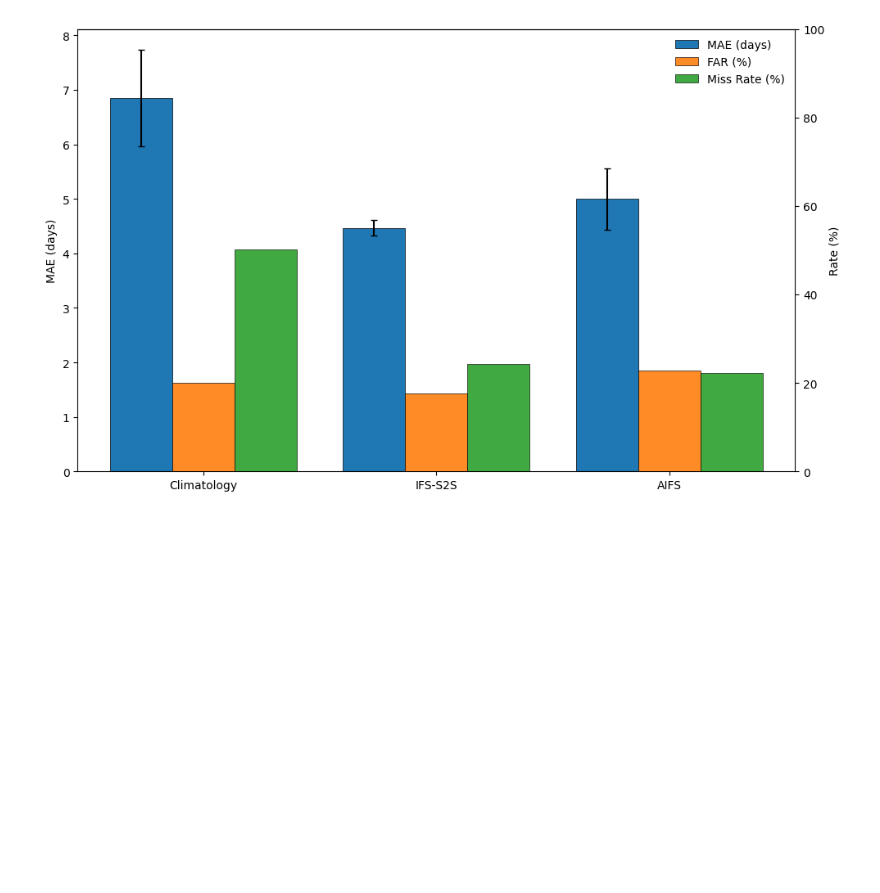
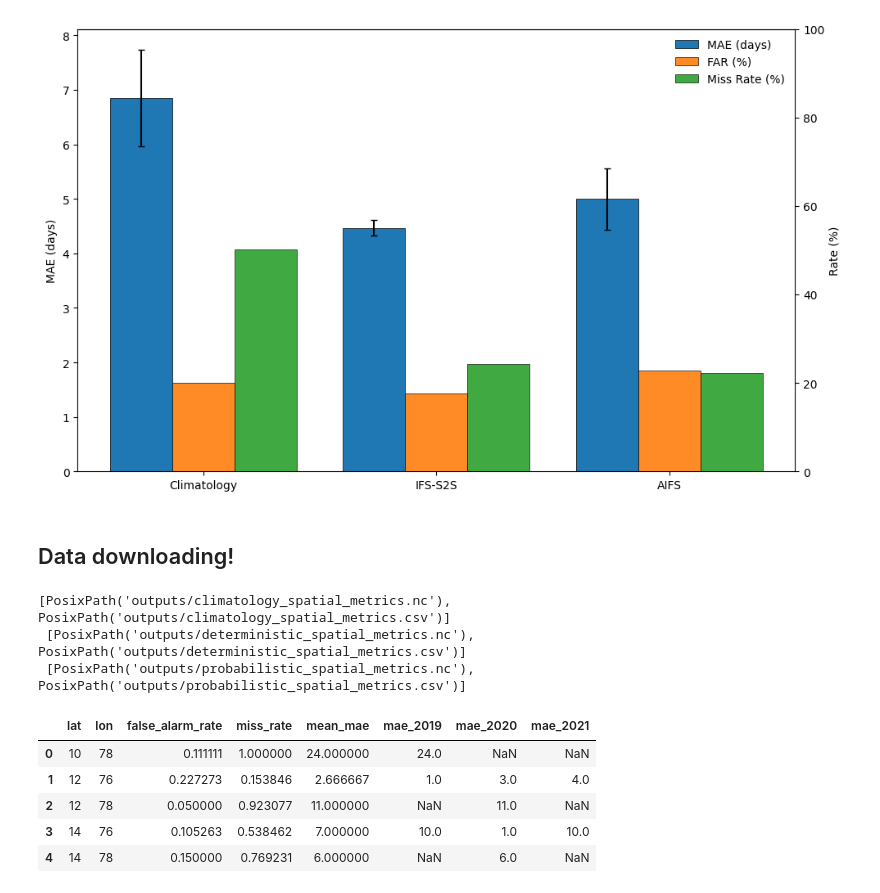
Before and after one commit to dsi-clinic/monsoon-bench, a Jupyter notebook: examples/demo_notebooks/compare_models.ipynb, the cells around one changed output. Saved outputs shown, nothing was run; the diff lists cells and outputs as text; code cells hidden in the pictures; blank space fills up the shorter version.

```diff
--- a/examples/demo_notebooks/compare_models.ipynb
+++ b/examples/demo_notebooks/compare_models.ipynb
@@ -223,3 +229,5 @@ fig, (ax_left, ax_right) = plot_model_comparison_dual_axis(
 fig.show()
 # %% [output]
 [figure]
+# %% [markdown]
+## Data downloading!
@@ -225,0 +258,21 @@ fig.show()
+# %%
+print(download_c,"\n", download_d, "\n", download_p)
+# %% [output]
+[PosixPath('outputs/climatology_spatial_metrics.nc'), PosixPath('outputs/climatology_spatial_metrics.csv')]
+ [PosixPath('outputs/deterministic_spatial_metrics.nc'), PosixPath('outputs/deterministic_spatial_metrics.csv')]
+ [PosixPath('outputs/probabilistic_spatial_metrics.nc'), PosixPath('outputs/probabilistic_spatial_metrics.csv')]
+# %%
+import pandas as pd
+
+df_c = pd.read_csv("outputs/climatology_spatial_metrics.csv")
+df_d = pd.read_csv("outputs/deterministic_spatial_metrics.csv")
+df_p = pd.read_csv("outputs/probabilistic_spatial_metrics.csv")
+# %%
+df_c.head()
+# %% [output]
+|  | lat | lon | false_alarm_rate | miss_rate | mean_mae | mae_2019 | mae_2020 | mae_2021 |
+| 0 | 10 | 78 | 0.111111 | 1.000000 | 24.000000 | 24.0 | NaN | NaN |
+| 1 | 12 | 76 | 0.227273 | 0.153846 | 2.666667 | 1.0 | 3.0 | 4.0 |
+| 2 | 12 | 78 | 0.050000 | 0.923077 | 11.000000 | NaN | 11.0 | NaN |
+| 3 | 14 | 76 | 0.105263 | 0.538462 | 7.000000 | 10.0 | 1.0 | 10.0 |
+| 4 | 14 | 78 | 0.150000 | 0.769231 | 6.000000 | NaN | 6.0 | NaN |
```
Also changed, not shown: parts of 6 cells of this notebook, 29 other files.
